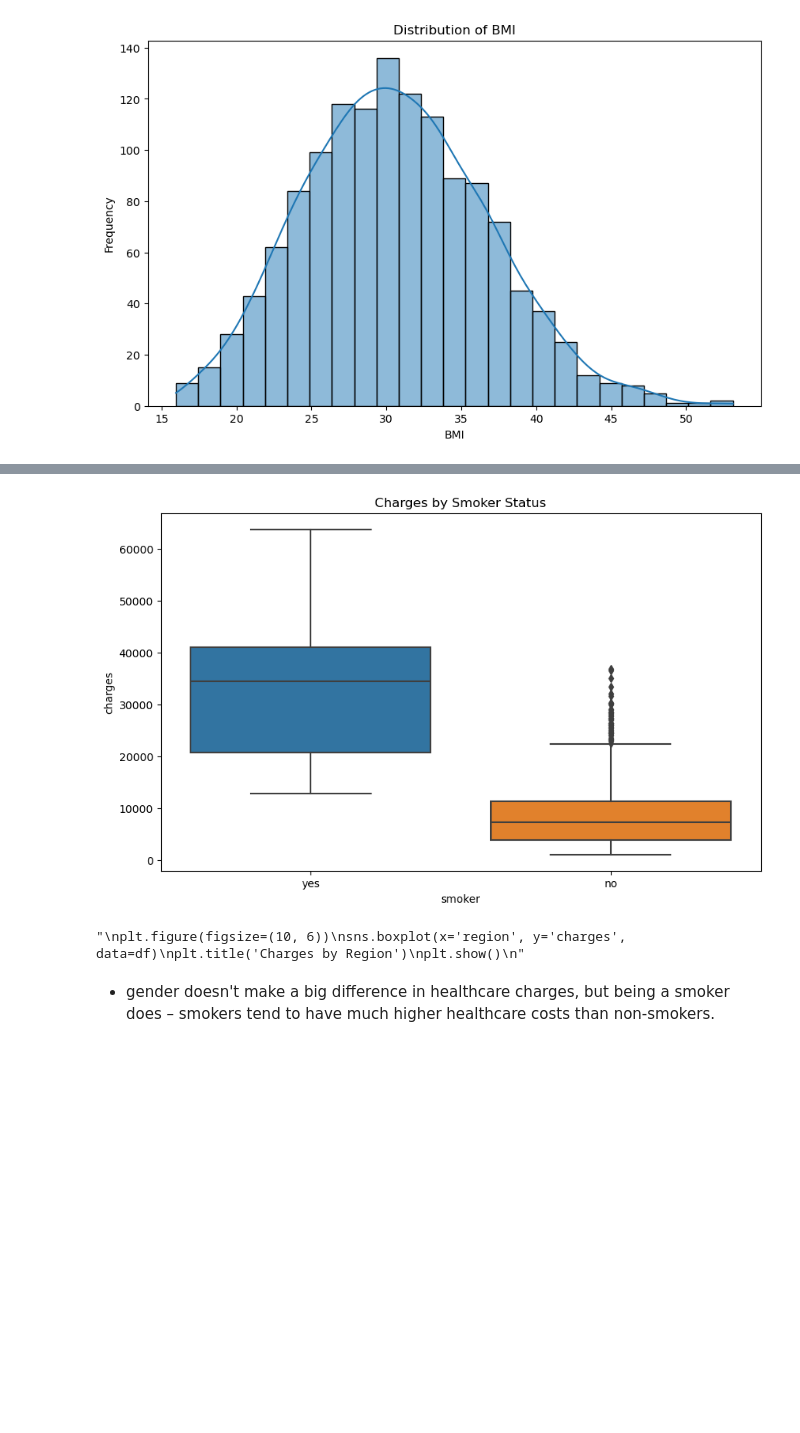
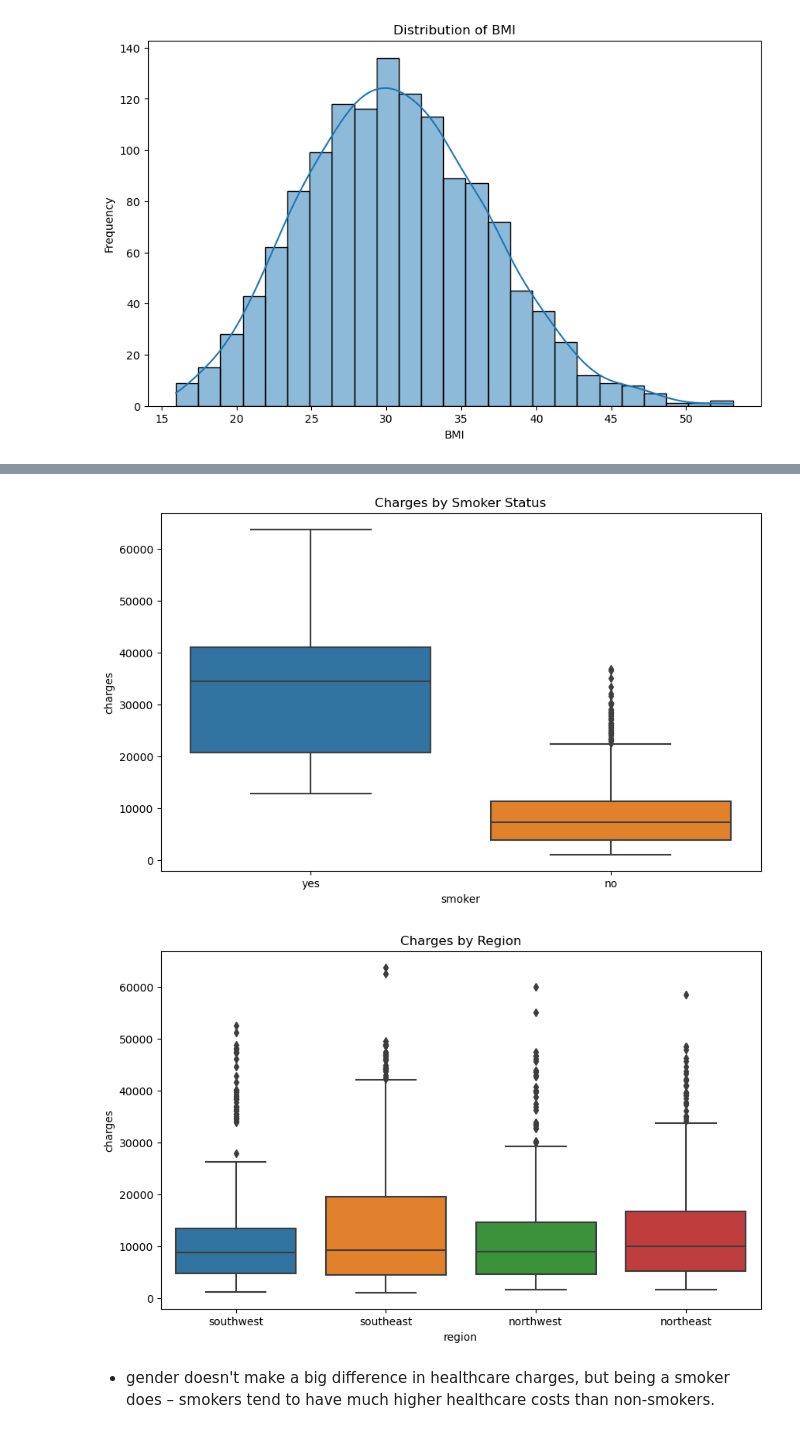
Before and after one commit to Pritidisha/Healthcare, a Jupyter notebook: healthcare.ipynb, the cells around one changed output, grey strips where cells are left out. Saved outputs shown, nothing was run; the diff lists cells and outputs as text; code cells hidden in the pictures; blank space fills up the shorter version.

```diff
--- a/healthcare.ipynb
+++ b/healthcare.ipynb
@@ -100,24 +99,23 @@ plt.show()
 # %%
 # Box plots to analyze relationships between categorical features and charges
 plt.figure(figsize=(10, 6))
 sns.boxplot(x='sex', y='charges', data=df)
 plt.title('Charges by Sex')
 plt.show()
 
 plt.figure(figsize=(10, 6))
 sns.boxplot(x='smoker', y='charges', data=df)
 plt.title('Charges by Smoker Status')
 plt.show()
-"""
+
 plt.figure(figsize=(10, 6))
 sns.boxplot(x='region', y='charges', data=df)
 plt.title('Charges by Region')
 plt.show()
-"""
 # %% [output]
 [figure]
 [figure]
-"\nplt.figure(figsize=(10, 6))\nsns.boxplot(x='region', y='charges', data=df)\nplt.title('Charges by Region')\nplt.show()\n"
+[figure, added]
 # %% [markdown]
 - gender doesn't make a big difference in healthcare charges, but being a smoker does – smokers tend to have much higher healthcare costs than non-smokers.
 # %%
```
Also changed, not shown: parts of 12 cells of this notebook.
